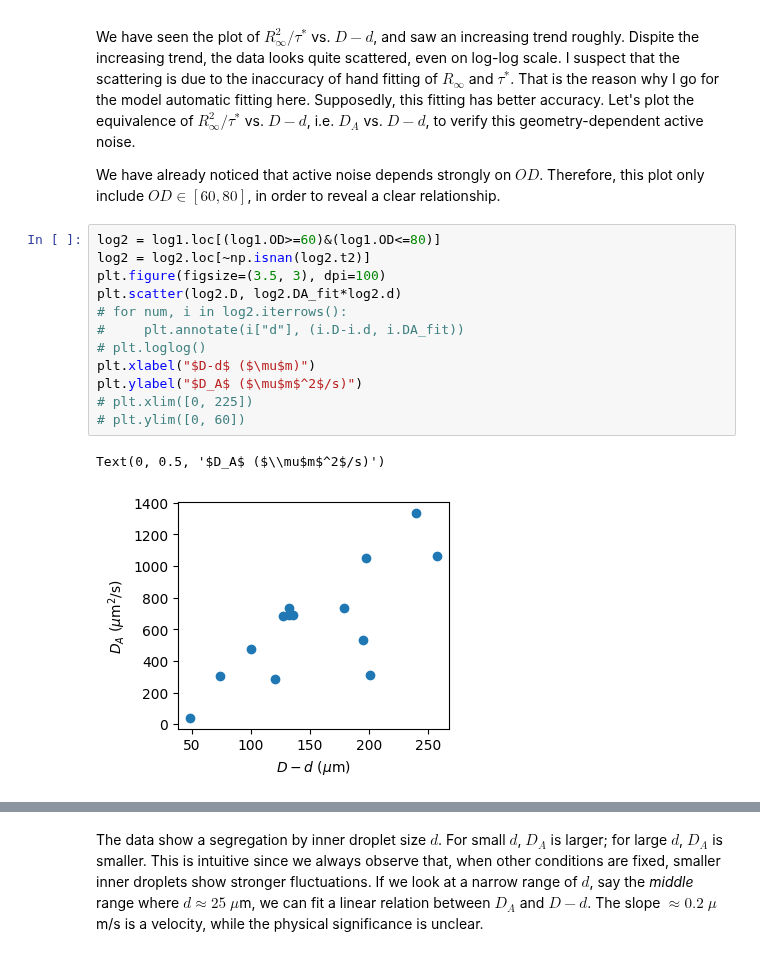
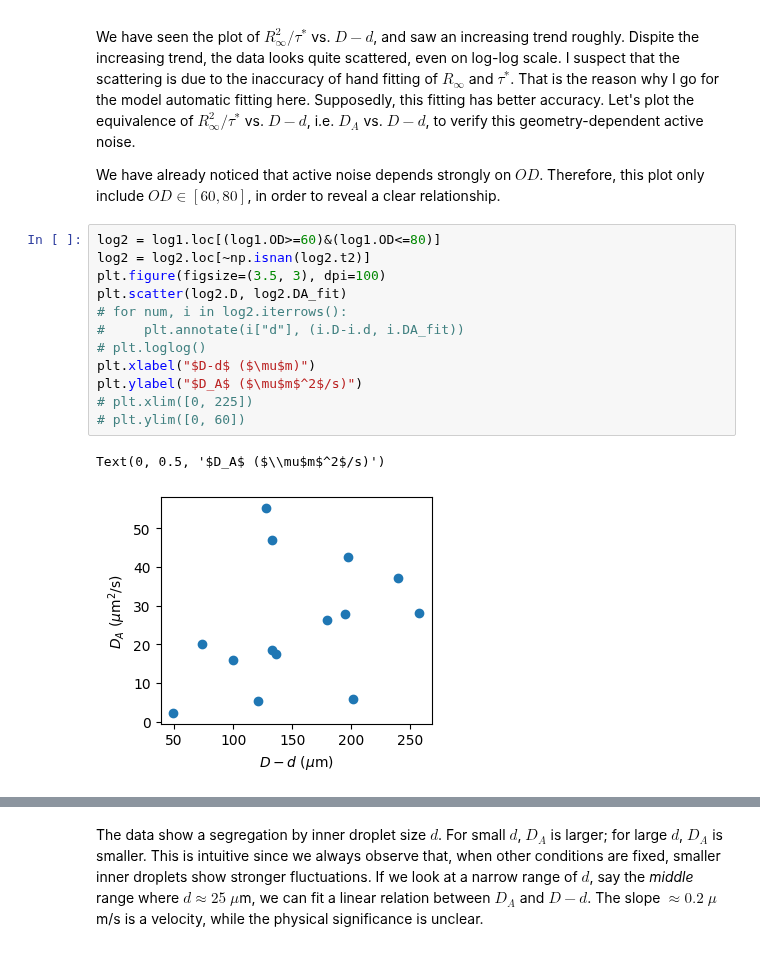
Before and after one commit to ZLoverty/DE, a Jupyter notebook: Code/DE data analysis.ipynb, the cells around one changed output, grey strips where cells are left out. Drawn from its saved outputs; the diff is of its cells as text.

```diff
--- a/Code/DE data analysis.ipynb
+++ b/Code/DE data analysis.ipynb
@@ -589,18 +592,18 @@ We have already noticed that active noise depends strongly on $OD$. Therefore, t
 # %%
 log2 = log1.loc[(log1.OD>=60)&(log1.OD<=80)]
 log2 = log2.loc[~np.isnan(log2.t2)]
 plt.figure(figsize=(3.5, 3), dpi=100)
-plt.scatter(log2.D, log2.DA_fit*log2.d)
+plt.scatter(log2.D, log2.DA_fit)
 # for num, i in log2.iterrows():
 #     plt.annotate(i["d"], (i.D-i.d, i.DA_fit))
 # plt.loglog()
 plt.xlabel("$D-d$ ($\mu$m)")
 plt.ylabel("$D_A$ ($\mu$m$^2$/s)")
 # plt.xlim([0, 225])
 # plt.ylim([0, 60])
 # %% [output]
 Text(0, 0.5, '$D_A$ ($\\mu$m$^2$/s)')
-[figure, old version]
+[figure, new version]
 # %% [markdown]
 This is again, more of scattered data than an increasing trend. To understand this data, we annotate the corresponding inner droplet diameter beside each data points:
 
```
Also changed, not shown: parts of 85 cells of this notebook, 2 other files.
